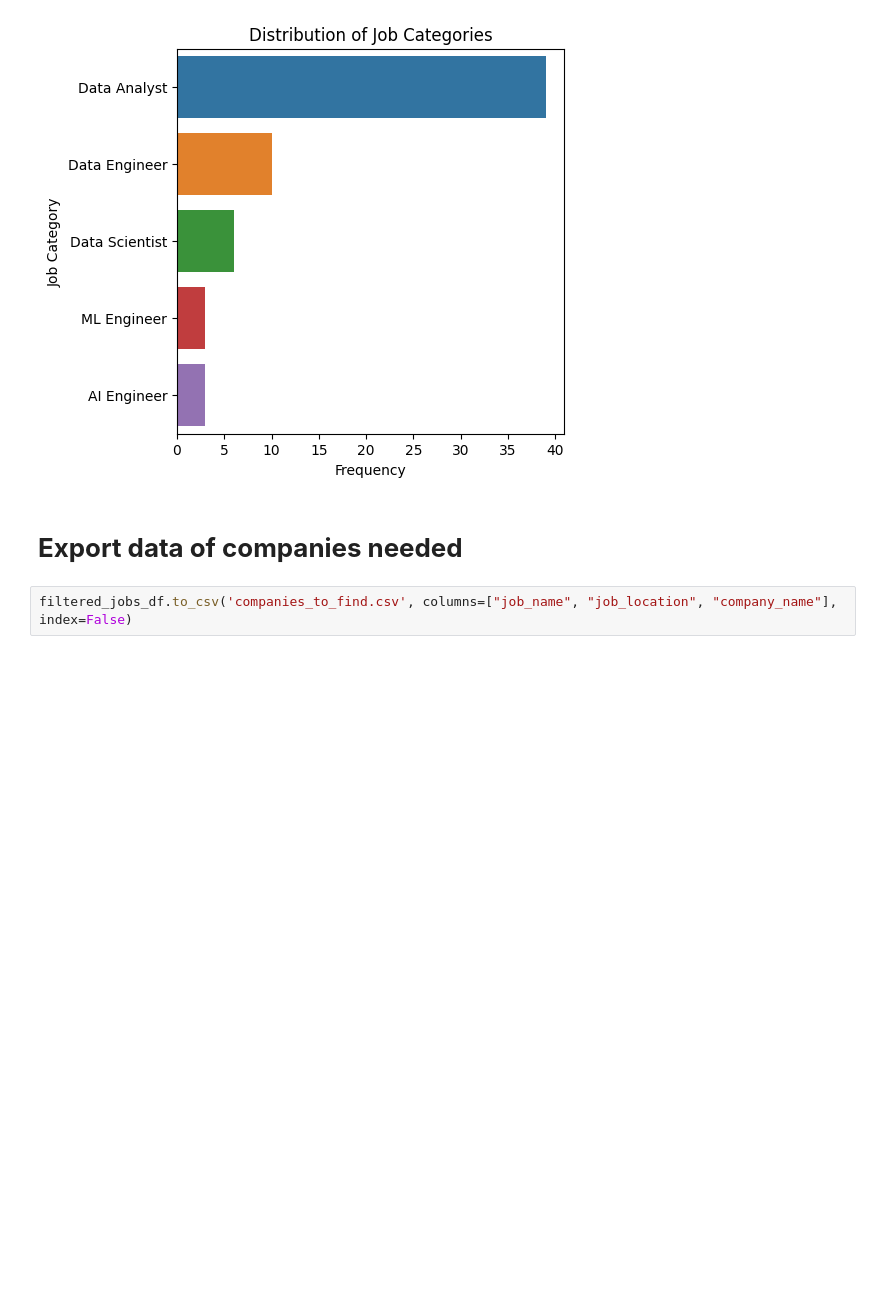
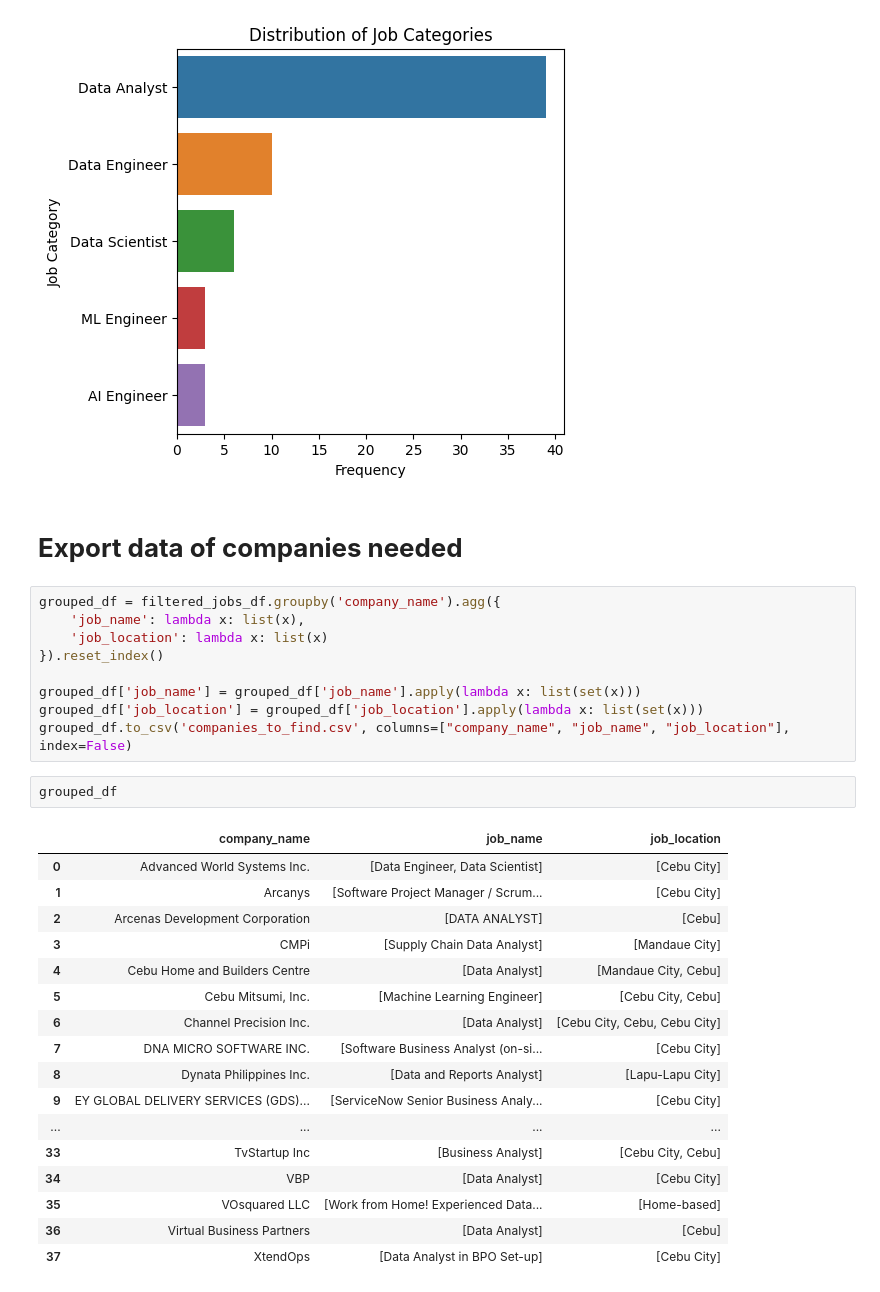
Before and after one commit to blurridge/cebu-data-career-analysis, a Jupyter notebook: cebu-data-career-analysis.ipynb, the cells around one changed output. Drawn from its saved outputs; the diff is of its cells as text; blank space fills up the shorter version.

Commit message:
reexported company names with aggregation

```diff
--- a/cebu-data-career-analysis.ipynb
+++ b/cebu-data-career-analysis.ipynb
@@ -298,5 +301,32 @@ plt.show()
 [figure]
 # %% [markdown]
 # **Export data of companies needed**
-# %%
-filtered_jobs_df.to_csv('companies_to_find.csv', columns=["job_name", "job_location", "company_name"], index=False)
+# %%
+grouped_df = filtered_jobs_df.groupby('company_name').agg({
+    'job_name': lambda x: list(x),
+    'job_location': lambda x: list(x)
+}).reset_index()
+
+grouped_df['job_name'] = grouped_df['job_name'].apply(lambda x: list(set(x)))
+grouped_df['job_location'] = grouped_df['job_location'].apply(lambda x: list(set(x)))
+grouped_df.to_csv('companies_to_find.csv', columns=["company_name", "job_name", "job_location"], index=False)
+# %%
+grouped_df
+# %% [output]
+|  | company_name | job_name | job_location |
+| 0 | Advanced World Systems Inc. | [Data Engineer, Data Scientist] | [Cebu City] |
+| 1 | Arcanys | [Software Project Manager / Scrum... | [Cebu City] |
+| 2 | Arcenas Development Corporation | [DATA ANALYST] | [Cebu] |
+| 3 | CMPi | [Supply Chain Data Analyst] | [Mandaue City] |
+| 4 | Cebu Home and Builders Centre | [Data Analyst] | [Mandaue City, Cebu] |
+| 5 | Cebu Mitsumi, Inc. | [Machine Learning Engineer] | [Cebu City, Cebu] |
+| 6 | Channel Precision Inc. | [Data Analyst] | [Cebu City, Cebu, Cebu City] |
+| 7 | DNA MICRO SOFTWARE INC. | [Software Business Analyst (on-si... | [Cebu City] |
+| 8 | Dynata Philippines Inc. | [Data and Reports Analyst] | [Lapu-Lapu City] |
+| 9 | EY GLOBAL DELIVERY SERVICES (GDS)... | [ServiceNow Senior Business Analy... | [Cebu City] |
+| ... | ... | ... | ... |
+| 33 | TvStartup Inc | [Business Analyst] | [Cebu City, Cebu] |
+| 34 | VBP | [Data Analyst] | [Cebu City] |
+| 35 | VOsquared LLC | [Work from Home! Experienced Data... | [Home-based] |
+| 36 | Virtual Business Partners | [Data Analyst] | [Cebu] |
+| 37 | XtendOps | [Data Analyst in BPO Set-up] | [Cebu City] |
```
Also changed, not shown: parts of 3 cells of this notebook, 1 other file.
